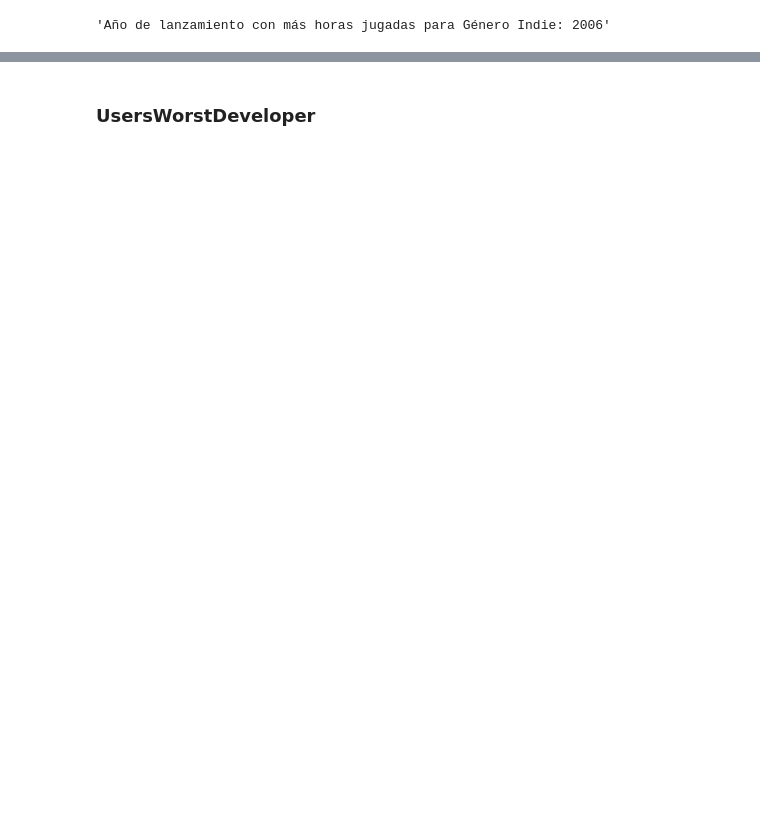
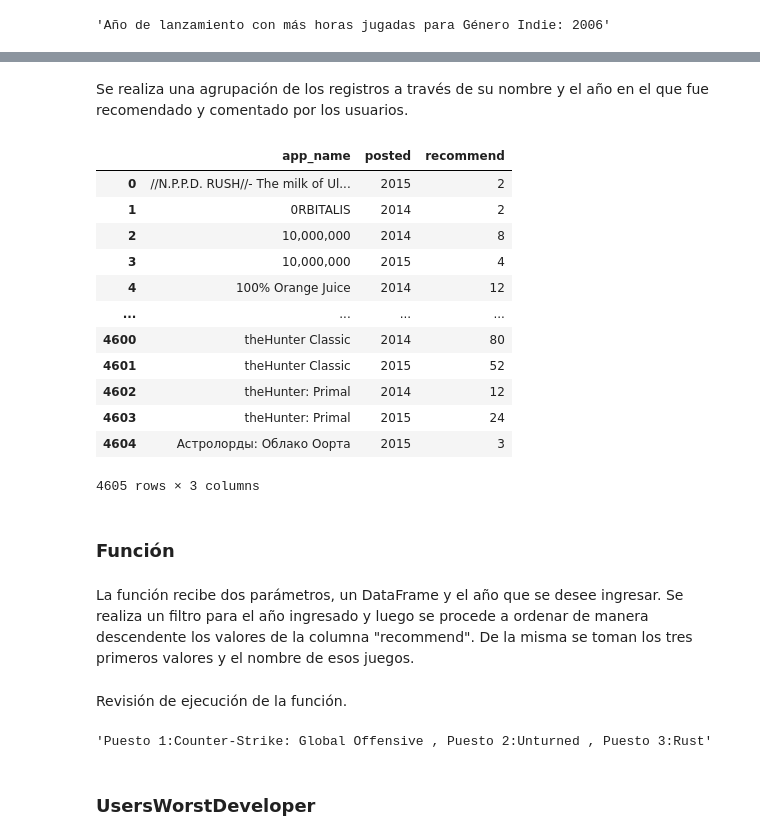
Before and after one commit to MaximilianoTauil/Individual_Proyecto, a Jupyter notebook: Notebooks/Data_funciones.ipynb, the cells around one changed output, grey strips where cells are left out. Cells and saved outputs as stored; diff of their text form; code cells hidden in the pictures; blank space fills up the shorter version.

```diff
--- a/Notebooks/Data_funciones.ipynb
+++ b/Notebooks/Data_funciones.ipynb
@@ -83,0 +219,23 @@ PlayTimeGenre(data_genres,'Indie')
+# %% [markdown]
+Se realiza una agrupación de los registros a través de su nombre y el año en el que fue recomendado y comentado por los usuarios.
+# %%
+data_recommend = data_recommend.groupby(['app_name','posted'])['recommend'].sum().reset_index()
+data_recommend
+# %% [output]
+|  | app_name | posted | recommend |
+| 0 | //N.P.P.D. RUSH//- The milk of Ul... | 2015 | 2 |
+| 1 | 0RBITALIS | 2014 | 2 |
+| 2 | 10,000,000 | 2014 | 8 |
+| 3 | 10,000,000 | 2015 | 4 |
+| 4 | 100% Orange Juice | 2014 | 12 |
+| ... | ... | ... | ... |
+| 4600 | theHunter Classic | 2014 | 80 |
+| 4601 | theHunter Classic | 2015 | 52 |
+| 4602 | theHunter: Primal | 2014 | 12 |
+| 4603 | theHunter: Primal | 2015 | 24 |
+| 4604 | Астролорды: Облако Оорта | 2015 | 3 |
+4605 rows × 3 columns
+# %% [markdown]
+### Función
+# %% [markdown]
+La función recibe dos parámetros, un DataFrame y el año que se desee ingresar. Se realiza un filtro para el año ingresado y luego se procede a ordenar de manera descendente los valores de la columna "recommend". De la misma se toman los tres primeros valores y el nombre de esos juegos.
@@ -84,2 +250,8 @@ PlayTimeGenre(data_genres,'Indie')
+# %% [markdown]
+Revisión de ejecución de la función.
+# %%
+UsersRecommend(data_recommend,2015)
+# %% [output]
+'Puesto 1:Counter-Strike: Global Offensive , Puesto 2:Unturned , Puesto 3:Rust'
 # %% [markdown]
 ### UsersWorstDeveloper
```
Also changed, not shown: parts of 37 cells of this notebook, 2 other files.
